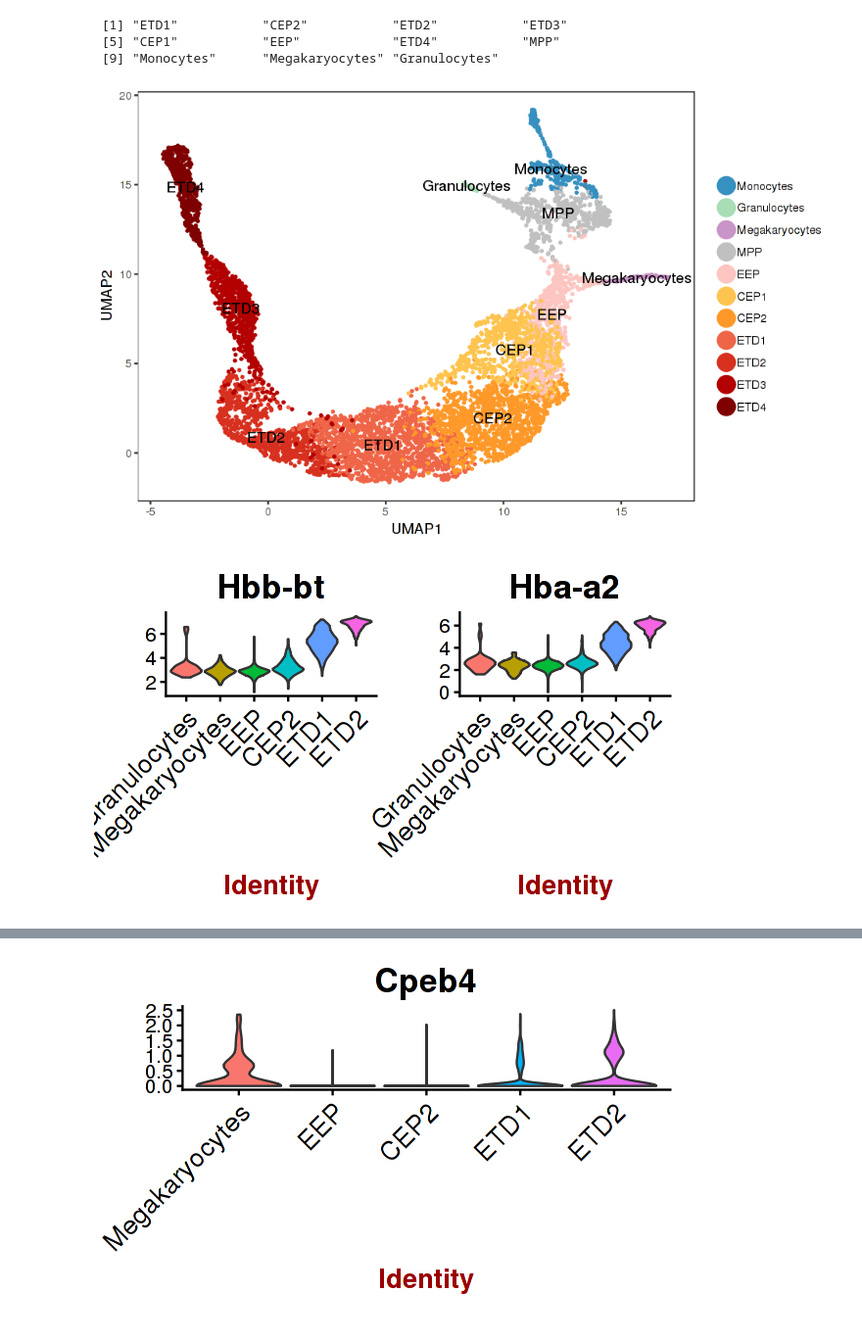
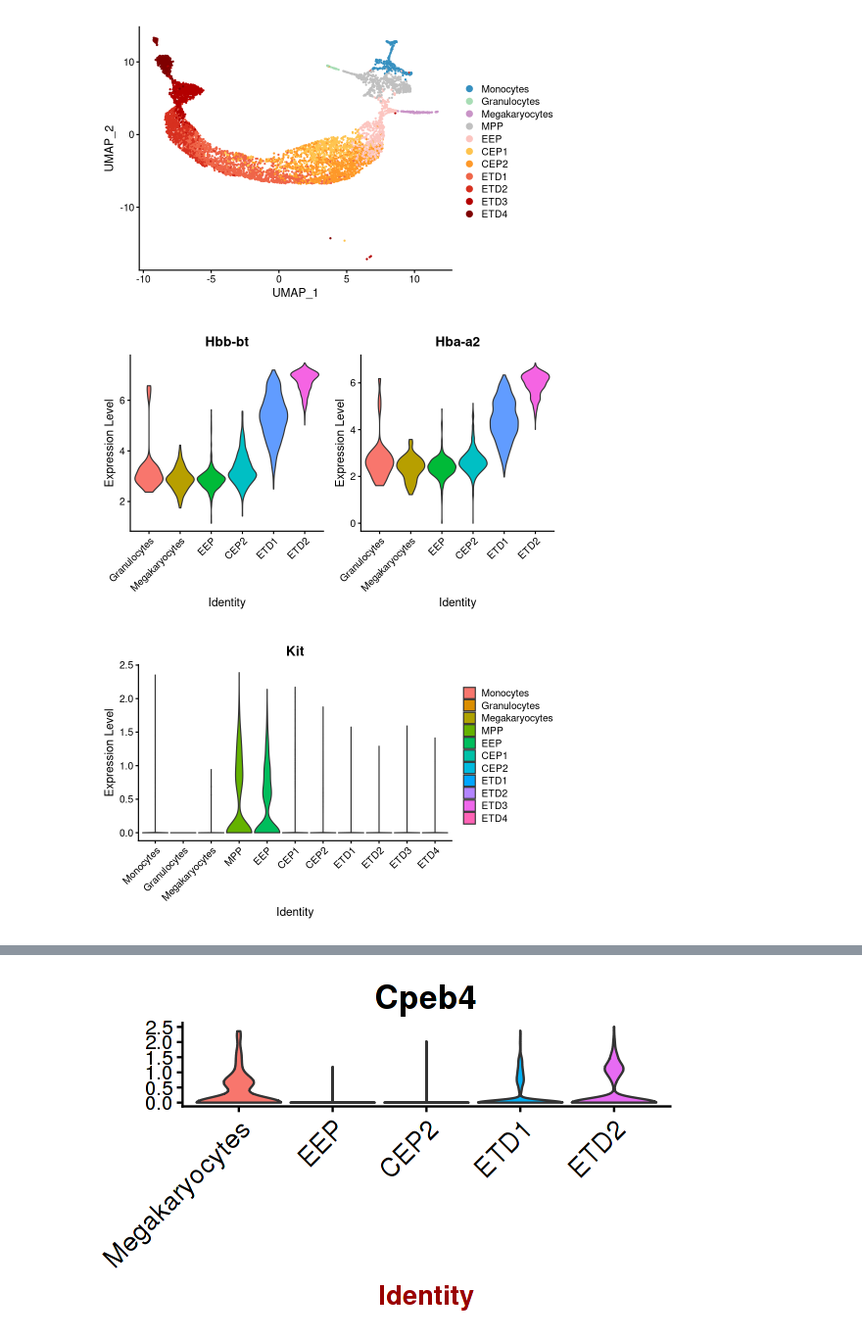
Before and after one commit to rbeagrie/alpha-tiledc, a Jupyter notebook: notebooks/02-CITE-seq/04-seurat-analysis.ipynb, the cells around one changed output, grey strips where cells are left out. Shown at 98% size. Cells and saved outputs as stored; diff of their text form; code cells hidden in the pictures.

```diff
--- a/notebooks/02-CITE-seq/04-seurat-analysis.ipynb
+++ b/notebooks/02-CITE-seq/04-seurat-analysis.ipynb
@@ -26,11 +5,5 @@ The following objects are masked from ‘package:base’:
 # %%
-load(file="../../data/intermediate/cite-seq/seurat-umap.Robj")
+eryp <- readRDS(file="../../data/intermediate/cite-seq/seurat-initial-qc.rds")
 # %%
 my_order <- c('Monocytes', 'Granulocytes', 'Megakaryocytes', 'MPP', 'EEP', 'CEP1', 'CEP2', 'ETD1', 'ETD2', 'ETD3', 'ETD4')
-# %%
-levels(eryp@ident)
-# %% [output]
- [1] "ETD1"           "CEP2"           "ETD2"           "ETD3"
- [5] "CEP1"           "EEP"            "ETD4"           "MPP"
- [9] "Monocytes"      "Megakaryocytes" "Granulocytes"
 # %%
@@ -38,29 +11,36 @@ eryp@ident <- factor(x = eryp@ident, levels = my_order)
+# %%
+eryp <- subset(x=eryp, idents=my_order)
 # %%
 #pdf('../../out/figures/scrna-umap.pdf')
 
 options(repr.plot.width=8, repr.plot.height=5)
 
-DimPlot(eryp, reduction.use = "umap", do.label = TRUE, pt.size = 0.5,
-       cols.use=c(
+DimPlot(eryp, reduction = "umap",
+       cols=c(
                 '#3690c0', #Mono
                 '#a8ddb5', #Gran
                 '#c994c7', #Meg
                 '#c0c0c0', #MPP
                 '#fcc5c0', #EEP
                 '#fec44f', #CEP1
                 '#fe9929', #CEP2
                 '#ef6548', #ETD1
                 '#d7301f', #ETD3
                 '#b30000', #ETD3
                 '#7f0000'  #ETD4
        ))
 
 #dev.off()
 # %% [output]
-[figure, old version]
+[figure, new version]
 # %%
-VlnPlot(object = eryp, features.plot = c("Hbb-bt", "Hba-a2"),
-       x.lab.rot = TRUE, point.size.use=0,
-       ident.include=c('Granulocytes', 'Megakaryocytes', 'EEP', 'CEP2', 'ETD1', 'ETD2'))
+DefaultAssay(eryp) <- "RNA"
+VlnPlot(object = eryp, features = c("Hbb-bt", "Hba-a2"), pt.size = 0,
+       idents=c('Granulocytes', 'Megakaryocytes', 'EEP', 'CEP2', 'ETD1', 'ETD2'))
 # %% [output]
-[figure, old version]
+[figure, new version]
+# %%
+DefaultAssay(eryp) <- "RNA"
+VlnPlot(object = eryp, features = c("Kit"), pt.size = 0)
+# %% [output]
+[figure, added]
```
Also changed, not shown: parts of 45 cells of this notebook, 5 other files.
